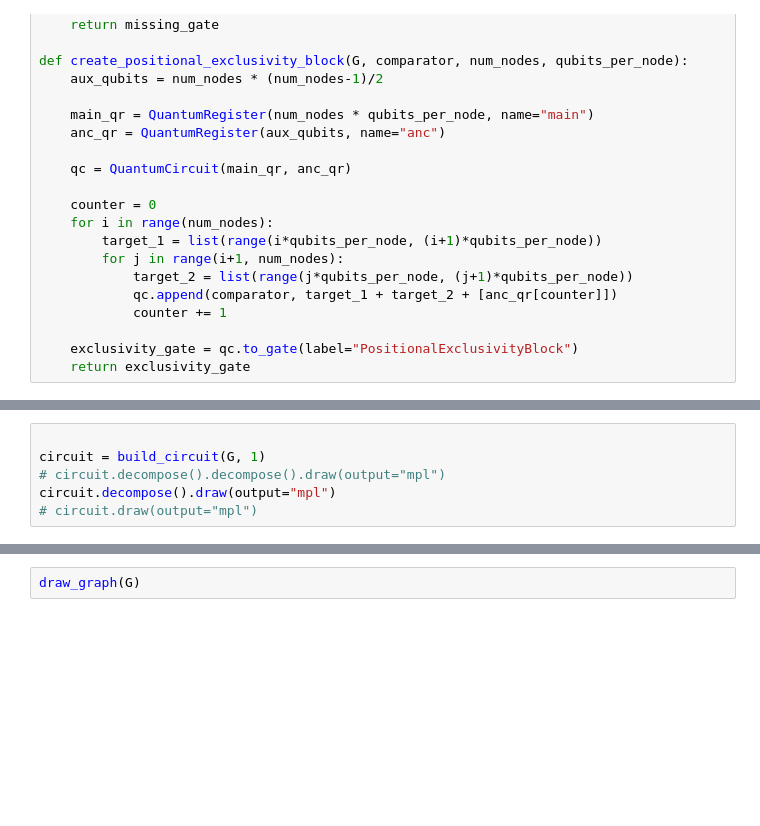
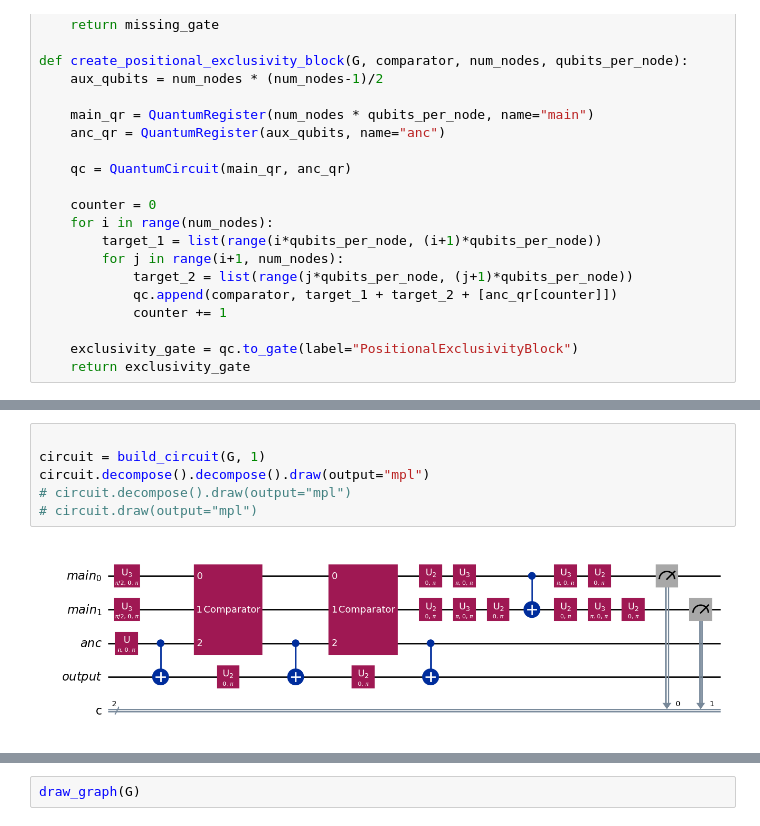
Before and after one commit to Apanizza197/HamiltonianCycleGrover, a Jupyter notebook: hamiltonian_cycle.ipynb, the cells around one changed output, grey strips where cells are left out. Saved outputs shown, nothing was run; the diff lists cells and outputs as text; blank space fills up the shorter version.

```diff
--- a/hamiltonian_cycle.ipynb
+++ b/hamiltonian_cycle.ipynb
@@ -204,9 +205,11 @@ def build_circuit(G, iterations=1):
 # %%
 
 circuit = build_circuit(G, 1)
-# circuit.decompose().decompose().draw(output="mpl")
-circuit.decompose().draw(output="mpl")
+circuit.decompose().decompose().draw(output="mpl")
+# circuit.decompose().draw(output="mpl")
 # circuit.draw(output="mpl")
+# %% [output]
+[figure, added]
 # %%
 
 sampler = Sampler()
```
Also changed, not shown: parts of 4 cells of this notebook, 5 other files.
